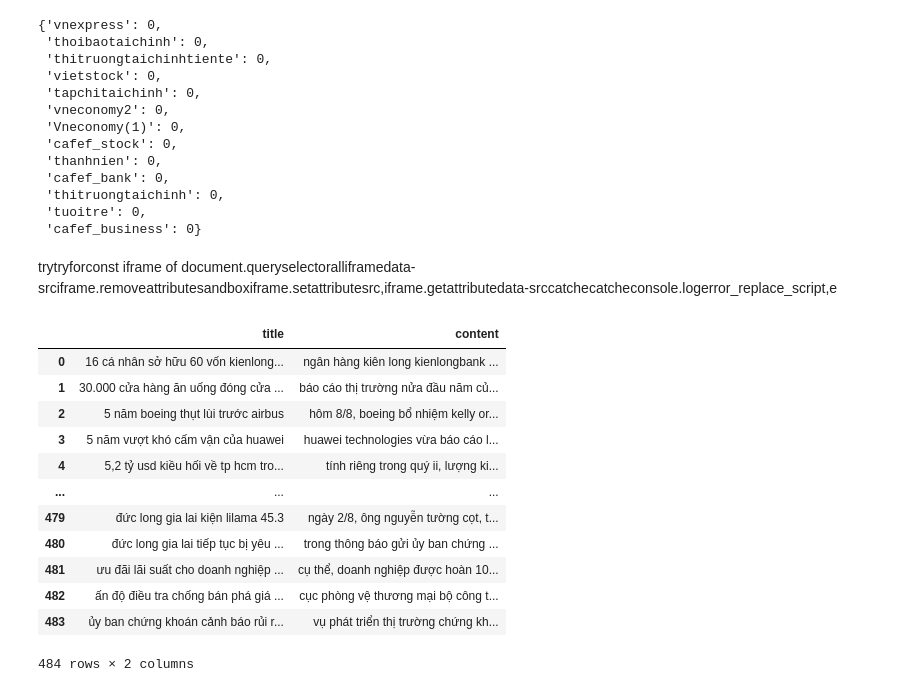
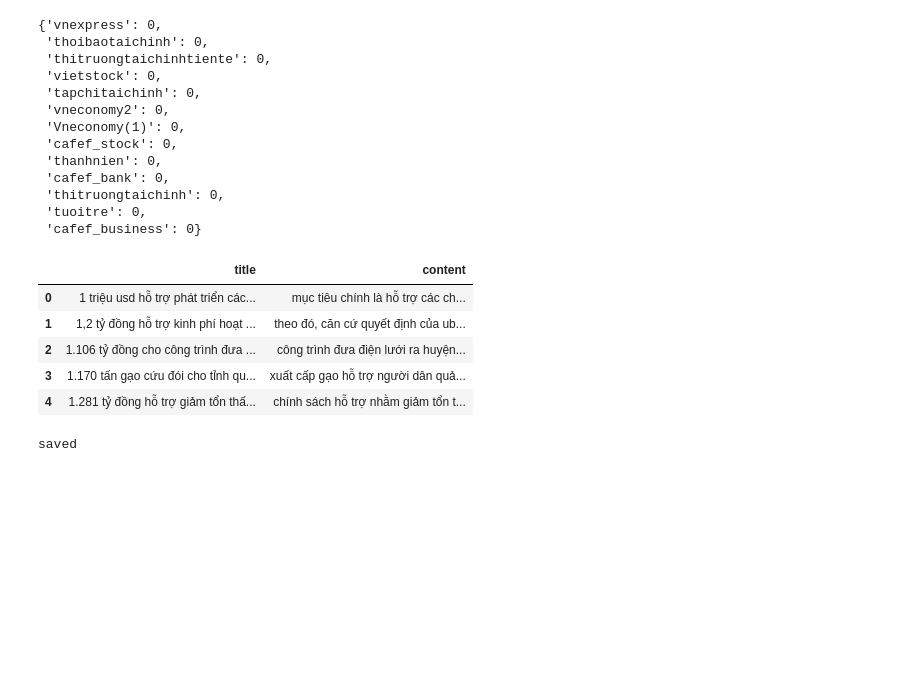
Before and after one commit to dpgdz/group_3-VieFinancialTextSum, a Jupyter notebook: clean.ipynb, the cells around one changed output. Drawn from its saved outputs; the diff is of its cells as text; code cells hidden in the pictures; blank space fills up the shorter version.

Commit message:
merged data

```diff
--- a/clean.ipynb
+++ b/clean.ipynb
@@ -175,9 +175,13 @@ for name, df in dataframes.items():
  'tuoitre': 0,
  'cafef_business': 0}
 # %%
+
 def clean(text):
     if not isinstance(text, str):
         return text
+
+    text = re.sub(r'http\S+|www.\S+|[a-zA-Z0-9._%+-]+(?:\.com|\.vn|\.org|\.net|\.edu)\S*', '', text)
+    text = text.replace('./.', '.')
     text = re.sub(r'[^\w\s.,!?/-]', '', text)
     text = re.sub(r'\s+', ' ', text)
     text = text.lower().strip()
@@ -269,41 +273,43 @@ for name, df in dataframes.items():
 # for key, df in dataframes.items():
 #     dataframes[key] = df.groupby('title')['content'].apply(' '.join).reset_index()
 # print(dataframes['vnexpress'])
-# %% [markdown]
-trytryforconst iframe of document.queryselectoralliframedata-srciframe.removeattributesandboxiframe.setattributesrc,iframe.getattributedata-srccatchecatcheconsole.logerror_replace_script,e
+# %%
+linhtinh = r'trytryforconst.*document.queryselectorall.*'
+
+for key in dataframes:
+    dataframes[key] = dataframes[key][~dataframes[key]['content'].str.contains(linhtinh, regex=True, na=False)]
+    dataframes[key] = dataframes[key][dataframes[key]['content'].str.split().str.len() > 4]
+
+    dataframes[key] = dataframes[key][~((dataframes[key]['content'].str.contains('phiên an theo', na=False)) &
+                                                  (dataframes[key]['content'].str.split().str.len() < 15))]
 # %%
 merged = {}
 for source, df in dataframes.items():
     df['title'] = df['title'].str.strip()
     if source not in merged:
         merged[source] = pd.DataFrame(columns=['title', 'content'])
 
     grouped = df.groupby('title')['content'].apply(lambda x: ' '.join(x)).reset_index()
     merged[source] = pd.concat([merged[source], grouped], ignore_index=True)
-merged['thoi']
+merged['thoibaotaichinh'].head(5)
 # %% [output]
 |  | title | content |
-| 0 | 16 cá nhân sở hữu 60 vốn kienlong... | ngân hàng kiên long kienlongbank ... |
-| 1 | 30.000 cửa hàng ăn uống đóng cửa ... | báo cáo thị trường nửa đầu năm củ... |
-| 2 | 5 năm boeing thụt lùi trước airbus | hôm 8/8, boeing bổ nhiệm kelly or... |
-| 3 | 5 năm vượt khó cấm vận của huawei | huawei technologies vừa báo cáo l... |
-| 4 | 5,2 tỷ usd kiều hối về tp hcm tro... | tính riêng trong quý ii, lượng ki... |
-| ... | ... | ... |
-| 479 | đức long gia lai kiện lilama 45.3 | ngày 2/8, ông nguyễn tường cọt, t... |
-| 480 | đức long gia lai tiếp tục bị yêu ... | trong thông báo gửi ủy ban chứng ... |
-| 481 | ưu đãi lãi suất cho doanh nghiệp ... | cụ thể, doanh nghiệp được hoàn 10... |
-| 482 | ấn độ điều tra chống bán phá giá ... | cục phòng vệ thương mại bộ công t... |
-| 483 | ủy ban chứng khoán cảnh báo rủi r... | vụ phát triển thị trường chứng kh... |
+| 0 | 1 triệu usd hỗ trợ phát triển các... | mục tiêu chính là hỗ trợ các ch... |
+| 1 | 1,2 tỷ đồng hỗ trợ kinh phí hoạt ... | theo đó, căn cứ quyết định của ub... |
+| 2 | 1.106 tỷ đồng cho công trình đưa ... | công trình đưa điện lưới ra huyện... |
+| 3 | 1.170 tấn gạo cứu đói cho tỉnh qu... | xuất cấp gạo hỗ trợ người dân quả... |
+| 4 | 1.281 tỷ đồng hỗ trợ giảm tổn thấ... | chính sách hỗ trợ nhằm giảm tổn t... |
-484 rows × 2 columns
 # %%
-# cleaned_folder = os.path.abspath('data_cleaned')
+cleaned_folder = os.path.abspath('data_cleaned')
 
-# if not os.path.exists(cleaned_folder):
-#     os.makedirs(cleaned_folder)
-# try:
-#     for name, df in tqdm(dataframes.items()):
-#         cleaned_file = os.path.join(cleaned_folder, f"{name}_cleaned.xlsx")
-#         df.to_excel(cleaned_file, index=False)
-#     print(f"saved")
-# except Exception as e:
-#     print(f"error: {e}")
+if not os.path.exists(cleaned_folder):
+    os.makedirs(cleaned_folder)
+try:
+    for name, df in tqdm(dataframes.items()):
+        cleaned_file = os.path.join(cleaned_folder, f"{name}_cleaned.xlsx")
+        df.to_excel(cleaned_file, index=False)
+    print(f"saved")
+except Exception as e:
+    print(f"error: {e}")
+# %% [output]
+saved
```
Also changed, not shown: parts of 1 cell of this notebook, 15 other files.
